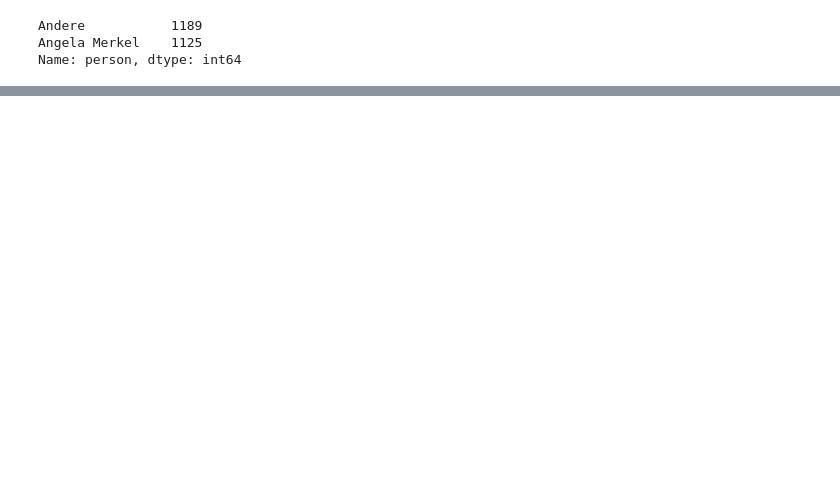
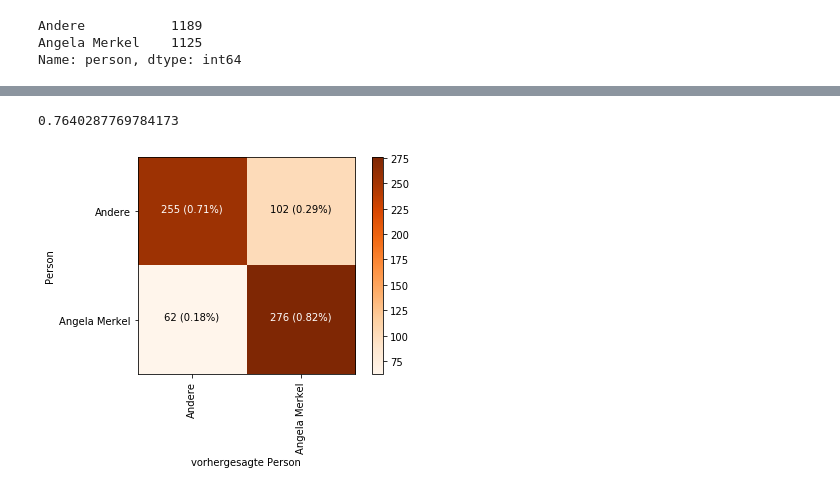
Before and after one commit to bbesser/ml-boosting-basics, a Jupyter notebook: notebooks/boosting.ipynb, the cells around one changed output, grey strips where cells are left out. Cells and saved outputs as stored; diff of their text form; code cells hidden in the pictures; blank space fills up the shorter version.

```diff
--- a/notebooks/boosting.ipynb
+++ b/notebooks/boosting.ipynb
@@ -158,15 +146,0 @@ Name: 0, dtype: object
-# %%
-from sklearn.model_selection import train_test_split
-import scipy.sparse as sparse
-import itertools
-
-def dict_to_sparse(list_of_dicts, vocab_size):
-    index_and_data = [(index, dictionary[index]) for dictionary in list_of_dicts for index in dictionary]
-    index, data = zip(*index_and_data)
-    lengths = [len(dictionary) for dictionary in list_of_dicts]
-    row_pointers = list(itertools.accumulate([0] + lengths))
-    return sparse.csr_matrix((data, index, row_pointers), shape=(len(list_of_dicts), vocab_size))
-
-data = dict_to_sparse(df["lemma_counts"], len(index))
-categories = df["person"].astype("category")
-labels = categories.cat.codes
@@ -214,0 +147,6 @@ display_decision_tree(classifier)
+# %%
+%run define_conversion_functions.ipynb
+
+data = dict_to_sparse(df["lemma_counts"], len(lemma_index))
+categories = df["person"].astype("category")
+labels = categories.cat.codes
@@ -214,0 +156,23 @@ display_decision_tree(classifier)
+# %%
+from sklearn.tree import DecisionTreeClassifier
+
+TRAIN_TEST_RATIO = 0.3 # proportion of test data
+
+def make_decision_tree_classifier():
+    return DecisionTreeClassifier(splitter="random",
+                                  max_depth=1,
+                                  criterion="gini")
+
+classifier = make_decision_tree_classifier()
+
+(accuracy, confusion) = train_and_test_with(classifier,
+                                            data,
+                                            labels,
+                                            test_size=TRAIN_TEST_RATIO)
+
+display(accuracy)
+plot_confusion_matrix(confusion, classes = categories.unique())
+display_decision_tree(classifier)
+# %% [output]
+0.7640287769784173
+[figure, added]
```
Also changed, not shown: parts of 25 cells of this notebook, 5 other files.
